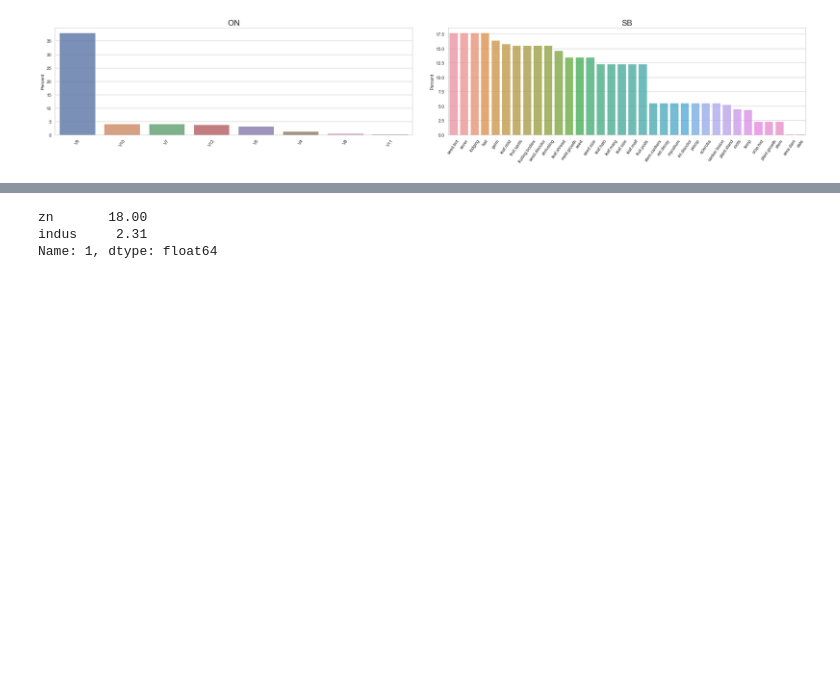
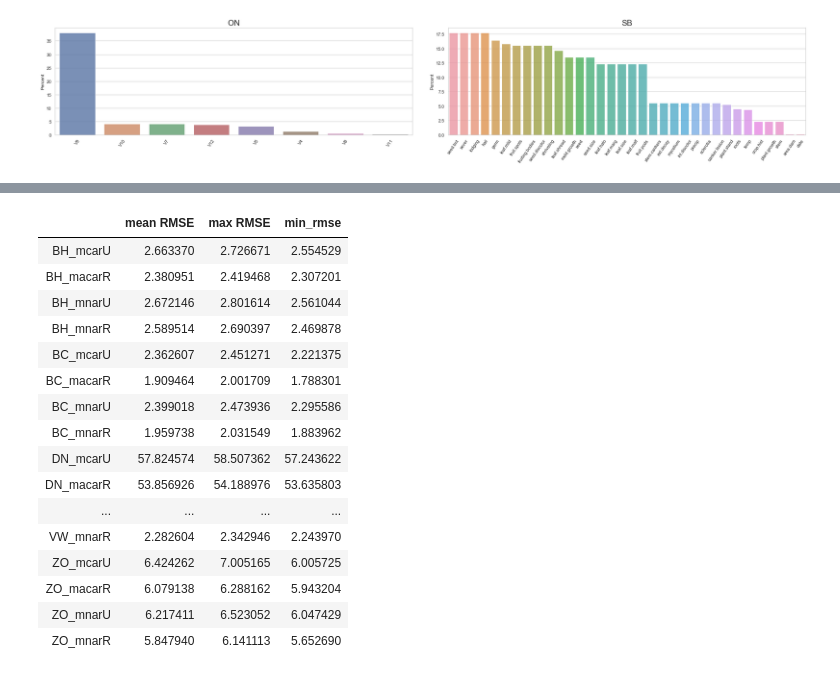
Before and after one commit to LivLilli/MIDA, a Jupyter notebook: project_2.ipynb, the cells around one changed output, grey strips where cells are left out. Saved outputs shown, nothing was run; the diff lists cells and outputs as text; code cells hidden in the pictures; blank space fills up the shorter version.

```diff
--- a/project_2.ipynb
+++ b/project_2.ipynb
@@ -962,6 +828,60 @@ c
-# %%
-c.iloc[0][['zn', 'indus']]
-# %% [output]
-zn       18.00
-indus     2.31
-Name: 1, dtype: float64
+# %%
+# initialize index (k = 0 -> 60*5 -1)
+k = 0
+# dictionary with keys = index of the corrupted df, value= list of 5 rmse (coming from multiple imputations)
+d_5_imp = {}
+# class call list
+call_c = []
+# corrupted df index
+c = 0
+for tupla in tqdm(data_60_list):
+    df = tupla[1]
+    # find the correspending target df
+    target_idx = tupla[0]
+    target_df = data_15_list[target_idx]
+    # initialize list for the k df in the dictionary
+    d_5_imp[c] = []
+    # for 5 times, make imputation
+    # compute resulting 5 rmse
+    # save them in the k-list.
+    for i in range(5):
+        # call class for the current dataframes
+        call_c.append(model(df, target_df))
+        # save rmse result
+        r = call_c[k].train_test(datasets_completed[c],i)
+        # save to dictionary
+        d_5_imp[c].append(r)
+        k+=1
+    c +=1
+# %%
+# list of 60 mean rmse
+mean_rmse = [np.mean(ll) for ll in list(d_5_imp.values())]
+# list of 60 max rmse
+max_rmse = [max(ll).numpy() for ll in list(d_5_imp.values())]
+# list of 60 min rmse
+min_rmse = [min(ll).numpy() for ll in list(d_5_imp.values())]
+
+
+
+
+# df of results
+result_df = pd.DataFrame({'mean RMSE': mean_rmse, 'max RMSE': max_rmse, 'min_rmse':min_rmse}, index = datasets_completed)
+result_df
+# %% [output]
+|  | mean RMSE | max RMSE | min_rmse |
+| BH_mcarU | 2.663370 | 2.726671 | 2.554529 |
+| BH_macarR | 2.380951 | 2.419468 | 2.307201 |
+| BH_mnarU | 2.672146 | 2.801614 | 2.561044 |
+| BH_mnarR | 2.589514 | 2.690397 | 2.469878 |
+| BC_mcarU | 2.362607 | 2.451271 | 2.221375 |
+| BC_macarR | 1.909464 | 2.001709 | 1.788301 |
+| BC_mnarU | 2.399018 | 2.473936 | 2.295586 |
+| BC_mnarR | 1.959738 | 2.031549 | 1.883962 |
+| DN_mcarU | 57.824574 | 58.507362 | 57.243622 |
+| DN_macarR | 53.856926 | 54.188976 | 53.635803 |
+| ... | ... | ... | ... |
+| VW_mnarR | 2.282604 | 2.342946 | 2.243970 |
+| ZO_mcarU | 6.424262 | 7.005165 | 6.005725 |
+| ZO_macarR | 6.079138 | 6.288162 | 5.943204 |
+| ZO_mnarU | 6.217411 | 6.523052 | 6.047429 |
+| ZO_mnarR | 5.847940 | 6.141113 | 5.652690 |
```
Also changed, not shown: parts of 12 cells of this notebook, 1 other file.
